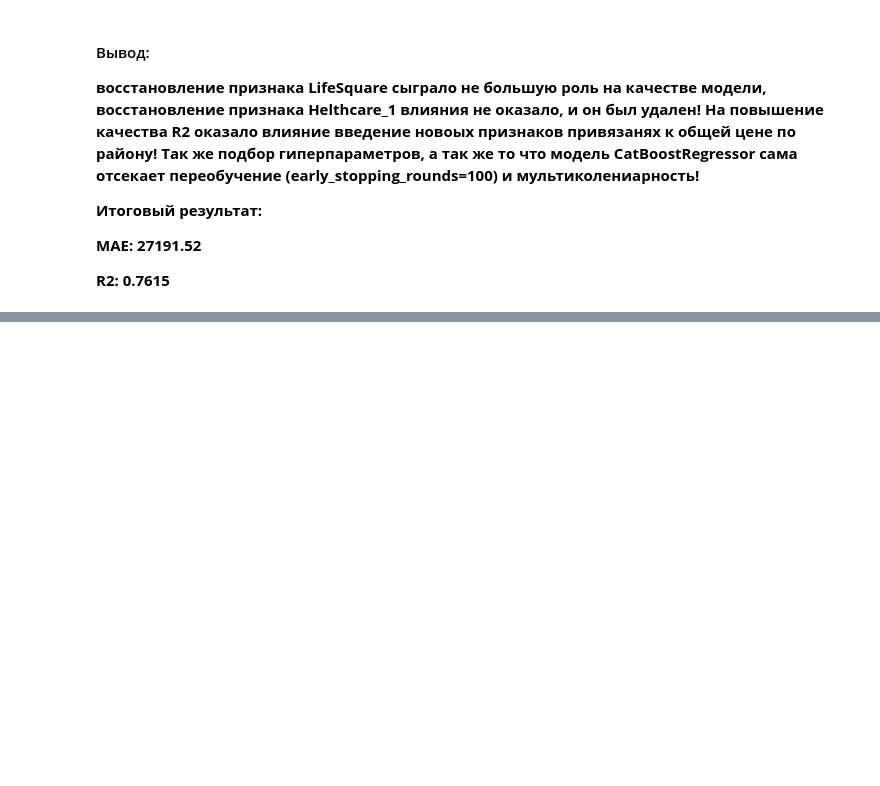
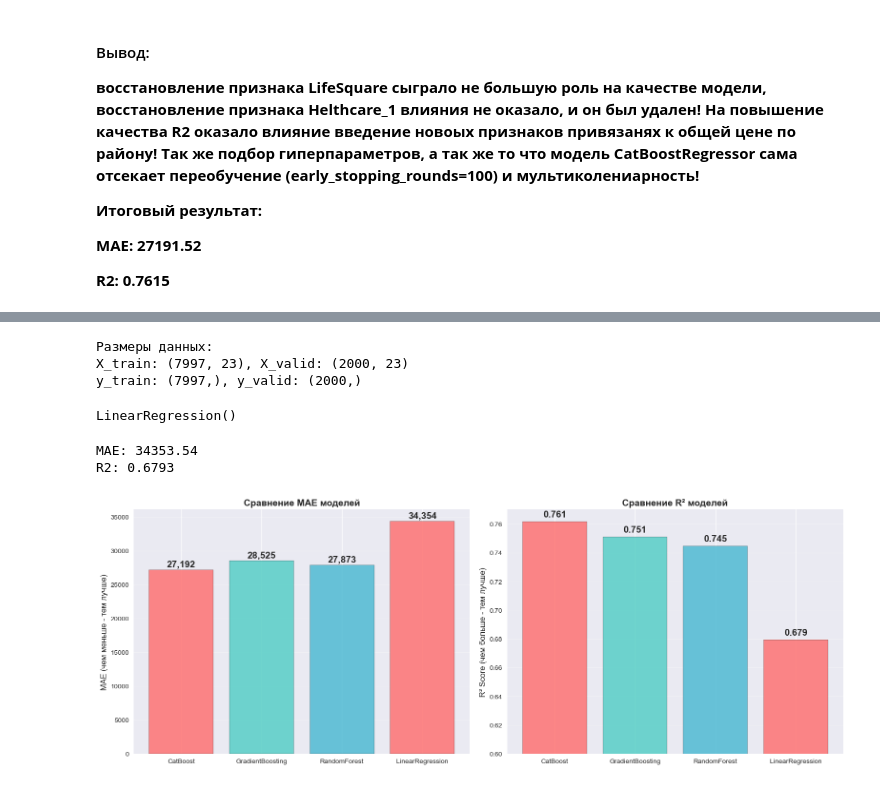
Before and after one commit to KorbovskiyOleg/DataScience, a Jupyter notebook: DataScince/Готовый курсовой проект/OKorbovsky_solution.ipynb, the cells around one changed output, grey strips where cells are left out. Drawn from its saved outputs; the diff is of its cells as text; code cells hidden in the pictures; blank space fills up the shorter version.

```diff
--- a/DataScince/Готовый курсовой проект/OKorbovsky_solution.ipynb
+++ b/DataScince/Готовый курсовой проект/OKorbovsky_solution.ipynb
@@ -931,0 +1016,21 @@ memory usage: 937.6 KB
+# %%
+target = 'Price'
+features = [col for col in df_processed_train.columns if col != target]
+
+# Разделение на train/valid
+X_train, X_valid, y_train, y_valid = train_test_split(
+    df_processed_train[features], df_processed_train[target],
+    test_size=0.2, random_state=42
+)
+
+print("Размеры данных:")
+print(f"X_train: {X_train.shape}, X_valid: {X_valid.shape}")
+print(f"y_train: {y_train.shape}, y_valid: {y_valid.shape}")
+
+model_lr = LinearRegression()
+model_lr.fit(X_train, y_train)
+# %% [output]
+Размеры данных:
+X_train: (7997, 23), X_valid: (2000, 23)
+y_train: (7997,), y_valid: (2000,)
+LinearRegression()
@@ -931,0 +1040,56 @@ memory usage: 937.6 KB
+# %%
+# Метрики
+mae_lr = mean_absolute_error(y_valid, y_pred)
+r2_lr = r2_score(y_valid, y_pred)
+
+print(f"MAE: {mae_lr:.2f}")
+print(f"R2: {r2_lr:.4f}")
+# %% [output]
+MAE: 34353.54
+R2: 0.6793
+# %%
+# Данные моделей
+models_data = {
+    'Model': ['CatBoost', 'GradientBoosting', 'RandomForest', 'LinearRegression'],
+    'MAE': [27191.52, 28524.71, 27873.45, 34353.54],
+    'R2': [0.7615, 0.7509, 0.7445, 0.6793]
+}
+
+df_models = pd.DataFrame(models_data)
+
+# Настройка стиля
+plt.style.use('seaborn-v0_8')
+fig, (ax1, ax2) = plt.subplots(1, 2, figsize=(16, 6))
+
+# Цвета для моделей
+colors = ['#FF6B6B', '#4ECDC4', '#45B7D1']
+
+# График MAE
+bars1 = ax1.bar(df_models['Model'], df_models['MAE'], color=colors, alpha=0.8, edgecolor='black')
+ax1.set_title('Сравнение MAE моделей', fontsize=14, fontweight='bold')
+ax1.set_ylabel('MAE (чем меньше - тем лучше)', fontsize=12)
+ax1.grid(axis='y', alpha=0.3)
+
+# Добавление значений на столбцы
+for bar in bars1:
+    height = bar.get_height()
+    ax1.text(bar.get_x() + bar.get_width()/2., height + 100,
+            f'{height:,.0f}', ha='center', va='bottom', fontweight='bold')
+
+# График R²
+bars2 = ax2.bar(df_models['Model'], df_models['R2'], color=colors, alpha=0.8, edgecolor='black')
+ax2.set_title('Сравнение R² моделей', fontsize=14, fontweight='bold')
+ax2.set_ylabel('R² Score (чем больше - тем лучше)', fontsize=12)
+ax2.set_ylim(0.60, 0.77)
+ax2.grid(axis='y', alpha=0.3)
+
+# Добавление значений на столбцы
+for bar in bars2:
+    height = bar.get_height()
+    ax2.text(bar.get_x() + bar.get_width()/2., height + 0.002,
+            f'{height:.3f}', ha='center', va='bottom', fontweight='bold')
+
+plt.tight_layout()
+plt.show()
+# %% [output]
+[figure, added]
```
Also changed, not shown: parts of 15 cells of this notebook.
